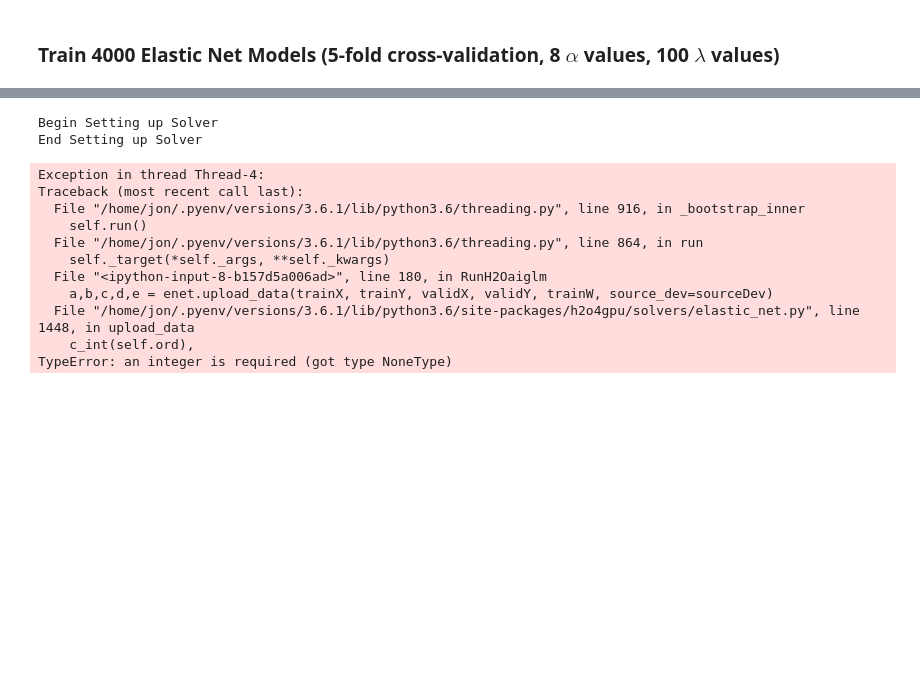
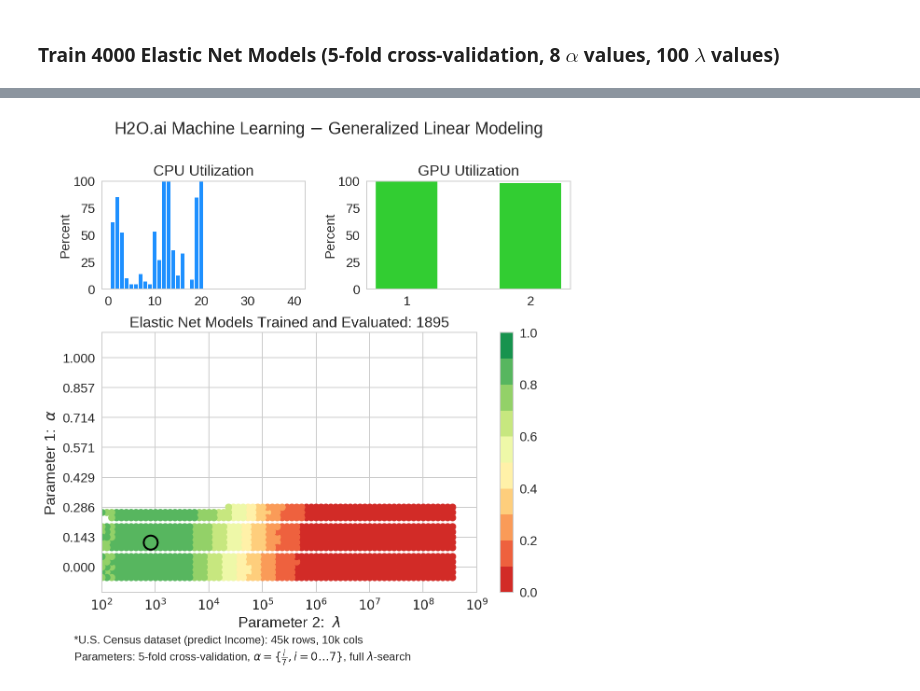
Before and after one commit to h2oai/h2o4gpu, a Jupyter notebook: examples/py/Multi-GPU-H2O-GLM.ipynb, the cells around one changed output, grey strips where cells are left out. Drawn from its saved outputs; the diff is of its cells as text; code cells hidden in the pictures; blank space fills up the shorter version.

```diff
--- a/examples/py/Multi-GPU-H2O-GLM.ipynb
+++ b/examples/py/Multi-GPU-H2O-GLM.ipynb
@@ -320,17 +322,5 @@ background_thread.start()
 # %%
-#RunAnimation(n_gpus)
+RunAnimation(n_gpus)
 #concurrent.futures.wait(futures)
 # %% [output]
-Begin Setting up Solver
-End Setting up Solver
-Exception in thread Thread-4:
-Traceback (most recent call last):
-  File "/home/jon/.pyenv/versions/3.6.1/lib/python3.6/threading.py", line 916, in _bootstrap_inner
-    self.run()
-  File "/home/jon/.pyenv/versions/3.6.1/lib/python3.6/threading.py", line 864, in run
-    self._target(*self._args, **self._kwargs)
-  File "<ipython-input-8-b157d5a006ad>", line 180, in RunH2Oaiglm
-    a,b,c,d,e = enet.upload_data(trainX, trainY, validX, validY, trainW, source_dev=sourceDev)
-  File "/home/jon/.pyenv/versions/3.6.1/lib/python3.6/site-packages/h2o4gpu/solvers/elastic_net.py", line 1448, in upload_data
-    c_int(self.ord),
-TypeError: an integer is required (got type NoneType)
+[figure, added]
```
Also changed, not shown: parts of 3 cells of this notebook.
